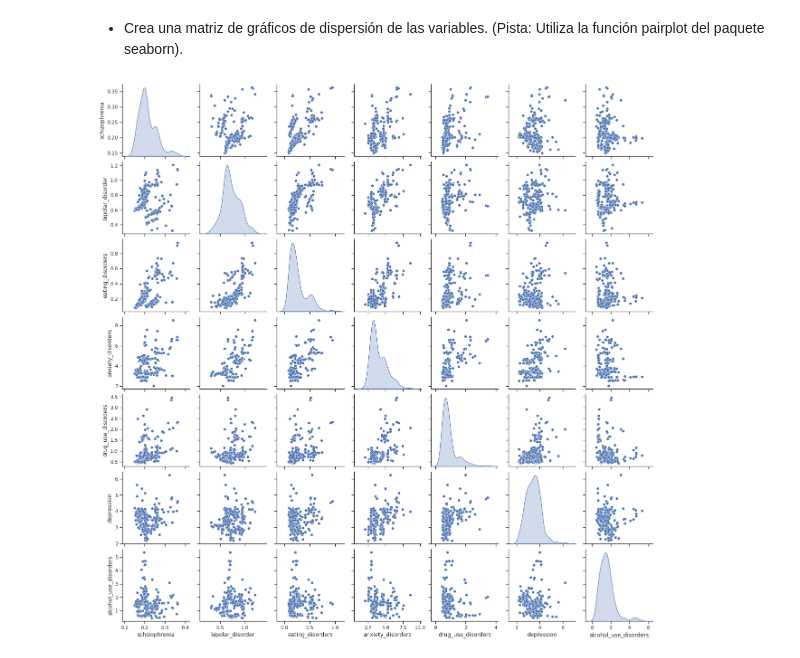
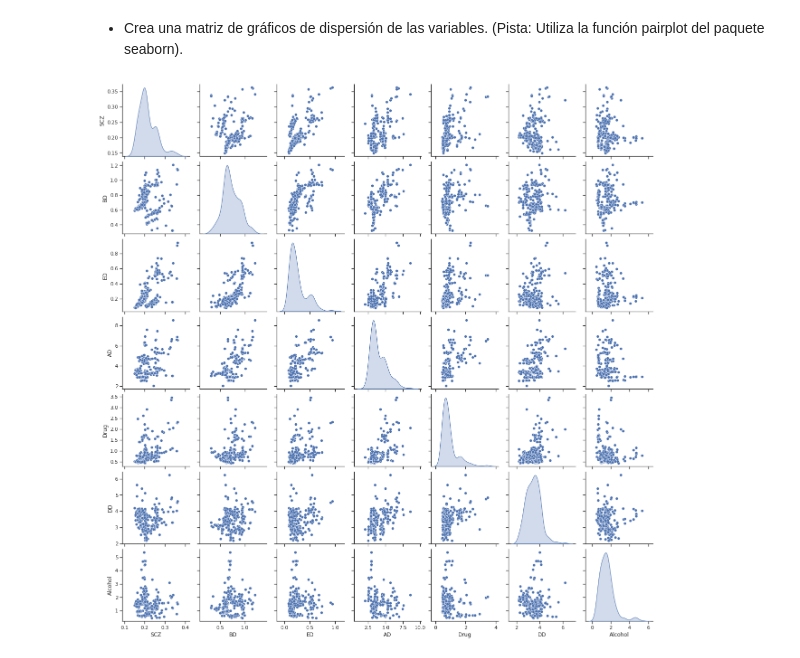
Before and after one commit to renatoparedes/IntroPythonInvestigacionPsicologia, a Jupyter notebook: AnalisisdeDatosCuantitativos/Solucionario_EstadisticaDescriptiva.ipynb, the cells around one changed output. Cells and saved outputs as stored; diff of their text form; code cells hidden in the pictures.

```diff
--- a/AnalisisdeDatosCuantitativos/Solucionario_EstadisticaDescriptiva.ipynb
+++ b/AnalisisdeDatosCuantitativos/Solucionario_EstadisticaDescriptiva.ipynb
@@ -124,3 +147,16 @@ plt.show()
 ### Análisis de correlación
 
 - Ahora, explora si existen correlaciones entre las prevalencias de algunas de las condiciones de salud mental listadas. Primero calcula coeficientes de correlación de Spearman y luego crea un mapa de calor que facilite su interpretación.
+# %%
+new_disorders = disorders.rename(
+    columns={
+        "schizophrenia": "SCZ",
+        "bipolar_disorder": "BD",
+        "eating_disorders": "ED",
+        "anxiety_disorders": "AD",
+        "drug_use_disorders": "Drug",
+        "depression": "DD",
+        "alcohol_use_disorders": "Alcohol",
+    }
+)
+new_disorders.corr(method="spearman")
@@ -145,7 +179,7 @@ plt.show()
 (Pista: Utiliza la función pairplot del paquete seaborn).
 # %%
 sns.set_theme(style="ticks")
-sns.pairplot(disorders, diag_kind="kde")
+sns.pairplot(new_disorders, diag_kind="kde")
 plt.show()
 # %% [output]
-[figure, old version]
+[figure, new version]
```
Also changed, not shown: parts of 4 cells of this notebook, 5 other files.
